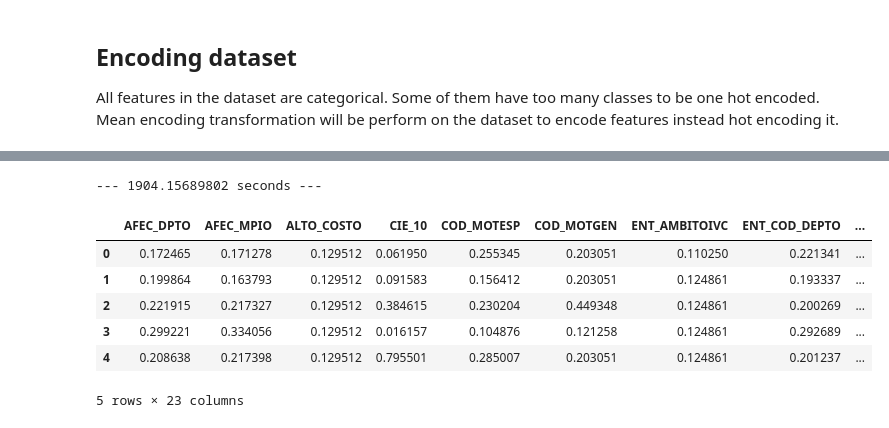
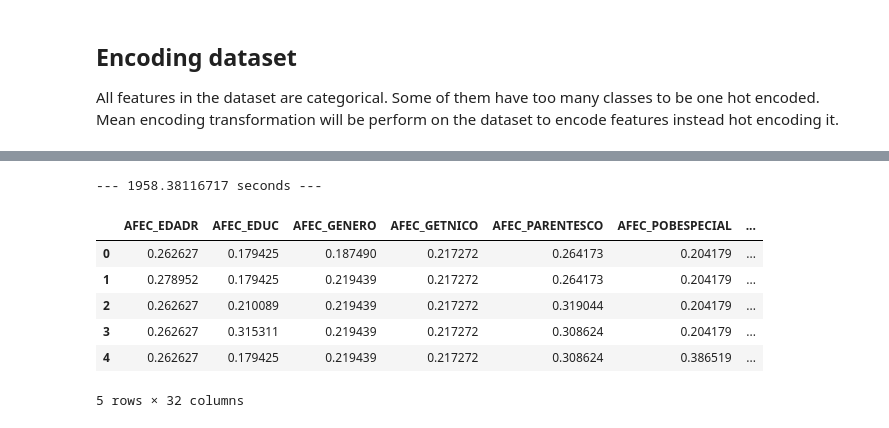
Before and after one commit to mrugeles/capstone-project, a Jupyter notebook: 2) Dataset - Preprocessing.ipynb, the cells around one changed output, grey strips where cells are left out. Cells and saved outputs as stored; diff of their text form; code cells hidden in the pictures.

```diff
--- a/2) Dataset - Preprocessing.ipynb
+++ b/2) Dataset - Preprocessing.ipynb
@@ -123,3 +114,5 @@ featuresContinous = dfColumns[dfColumns['Distinct Values'] > 20]['Feature'].valu
+# %%
+features_raw = features_raw.applymap(str)
 # %%
 from __future__ import division
 # TODO: Total number of records
@@ -174,20 +148,20 @@ display(features_raw[featuresContinous])
 # %%
 from category_encoders import *
 import time
 
 
 start_time = time.time()
-enc = TargetEncoder(cols=featuresContinous, return_df = True).fit(features_raw[featuresContinous], labels_raw)
-dataset_encoded = enc.transform(features_raw[featuresContinous])
+enc = TargetEncoder(cols=features_raw.columns.values.tolist(), return_df = True).fit(features_raw, labels_raw)
+dataset_encoded = enc.transform(features_raw)
 print("--- %s seconds ---" % (time.time() - start_time))
 
 display(dataset_encoded.head(n = 5))
 # %% [output]
---- 1904.15689802 seconds ---
+--- 1958.38116717 seconds ---
-|  | AFEC_DPTO | AFEC_MPIO | ALTO_COSTO | CIE_10 | COD_MOTESP | COD_MOTGEN | ENT_AMBITOIVC | ENT_COD_DEPTO | ... |
-| 0 | 0.172465 | 0.171278 | 0.129512 | 0.061950 | 0.255345 | 0.203051 | 0.110250 | 0.221341 | ... |
-| 1 | 0.199864 | 0.163793 | 0.129512 | 0.091583 | 0.156412 | 0.203051 | 0.124861 | 0.193337 | ... |
-| 2 | 0.221915 | 0.217327 | 0.129512 | 0.384615 | 0.230204 | 0.449348 | 0.124861 | 0.200269 | ... |
-| 3 | 0.299221 | 0.334056 | 0.129512 | 0.016157 | 0.104876 | 0.121258 | 0.124861 | 0.292689 | ... |
-| 4 | 0.208638 | 0.217398 | 0.129512 | 0.795501 | 0.285007 | 0.203051 | 0.124861 | 0.201237 | ... |
+|  | AFEC_EDADR | AFEC_EDUC | AFEC_GENERO | AFEC_GETNICO | AFEC_PARENTESCO | AFEC_POBESPECIAL | ... |
+| 0 | 0.262627 | 0.179425 | 0.187490 | 0.217272 | 0.264173 | 0.204179 | ... |
+| 1 | 0.278952 | 0.179425 | 0.219439 | 0.217272 | 0.264173 | 0.204179 | ... |
+| 2 | 0.262627 | 0.210089 | 0.219439 | 0.217272 | 0.319044 | 0.204179 | ... |
+| 3 | 0.262627 | 0.315311 | 0.219439 | 0.217272 | 0.308624 | 0.204179 | ... |
+| 4 | 0.262627 | 0.179425 | 0.219439 | 0.217272 | 0.308624 | 0.386519 | ... |
-5 rows × 23 columns
+5 rows × 32 columns
```
Also changed, not shown: parts of 9 cells of this notebook, 11 other files.
